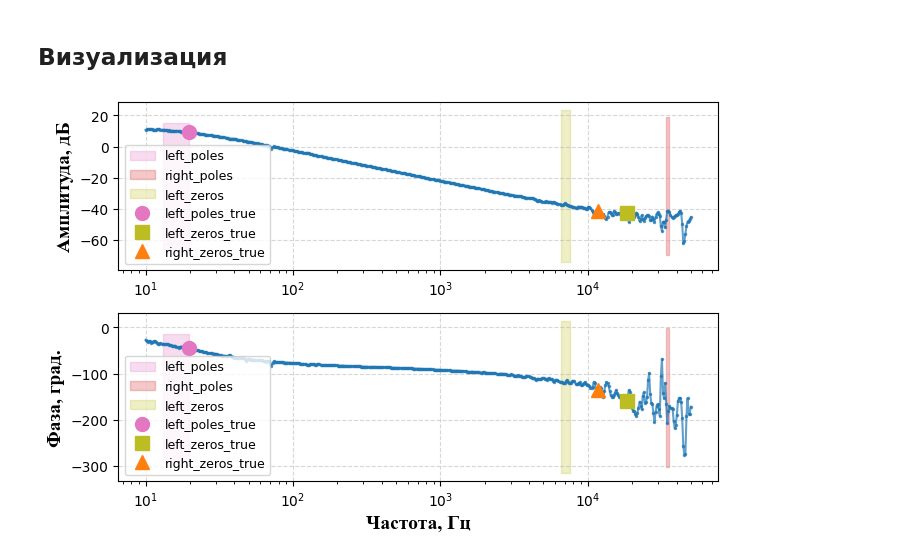
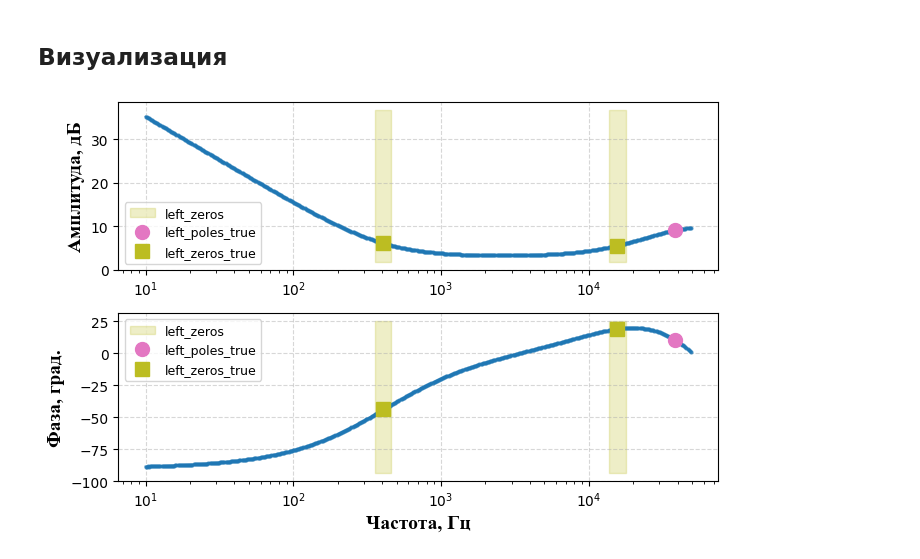
Before and after one commit to romangorbunov91/frequency-response-encoder, a Jupyter notebook: test_nb.ipynb, the cells around one changed output. Drawn from its saved outputs; the diff is of its cells as text; code cells hidden in the pictures.

```diff
--- a/test_nb.ipynb
+++ b/test_nb.ipynb
@@ -80,20 +80,20 @@ Restoring checkpoint:  checkpoints\best_TransformerBottleneck-model.pth
 # %% [markdown]
 Директория с файлами и имена.
 # %%
-sample_dir = Path("usecases/test_samples/extra")
-sample_file_name_list = ["test"]
+sample_dir = Path("usecases/test_samples/experiments_13_May_2026")
+sample_file_name_list = ["G_I_PID_512_AP"]
 # %%
 data_list = []
 # %%
-interp_flag = True
+interp_flag = False
 
-ext = '.csv'
+ext = '.dat'
 
 if sample_file_name_list is None:
     sample_file_name_list = [f.stem for f in sample_dir.glob('*'+ext)]
 
 for sample_file_name in sample_file_name_list:
-        data_list.append(np.loadtxt(sample_dir / (sample_file_name + ext), delimiter=',', skiprows=1).T)
+        data_list.append(np.loadtxt(sample_dir / (sample_file_name + ext), skiprows=1).T) #delimiter=',',
 # %% [markdown]
 Координаты нулей/полюсов.
 # %%
@@ -111,10 +111,10 @@ fz: 41380.2852
 Uout = 48
 Pout_nom = 120
 Uin = 24
-R = 40#Pout_nom/Uout * 2 # * np.array([1, 2])
+R = 19.2+1
 L = 136e-6
 C = 4 * 100e-6
-ESR = 87e-3 / 4
+ESR = 87e-3 / 4 * 0.65
 
 Le = (Uout / Uin)**2 * L
 
@@ -159,10 +159,10 @@ if positions_flag:
 else:
     zeros_poles_freq_list = [
         {
-        "left_poles": [2*w_c/(2*np.pi)],
+        "left_poles": [38197],
         "right_poles": [],
-        "left_zeros": [w_ESR/(2*np.pi)],
-        "right_zeros": [w_RHP/(2*np.pi)]
+        "left_zeros": [410, 15.6e3],
+        "right_zeros": []
         }
     ]
     zeros_poles_list = zeros_poles_freq_list.copy()
@@ -199,25 +199,25 @@ with open('usecases/plot_config.json', 'r', encoding='utf-8') as f:
 # %%
 for data, zeros_poles, predictions, sample_file_name in zip(
     data_list,
     zeros_poles_list,
     predictions_list,
     sample_file_name_list
     ):
     if not positions_flag:
         zeros_poles_positions = zeros_poles_freq_to_positions(
             zeros_poles_freq_dict=zeros_poles,
             freq=data[0,:]
             )
     else:
         zeros_poles_positions = zeros_poles.copy()
 
     plot_responses(
         plot_config=PLOT_CONFIG,
         data=data,
         #title=sample_file_name,
         regions=predictions,
         zeros_poles_positions=zeros_poles_positions,
-        save_path='usecases/LPF_0.pdf'
+        save_path='usecases/test_samples/experiments_13_May_2026/pdf/G_I_PID_detection.pdf'
         )
 # %% [output]
-[figure, old version]
+[figure, new version]
```
Also changed, not shown: parts of 2 cells of this notebook, 7 other files.
